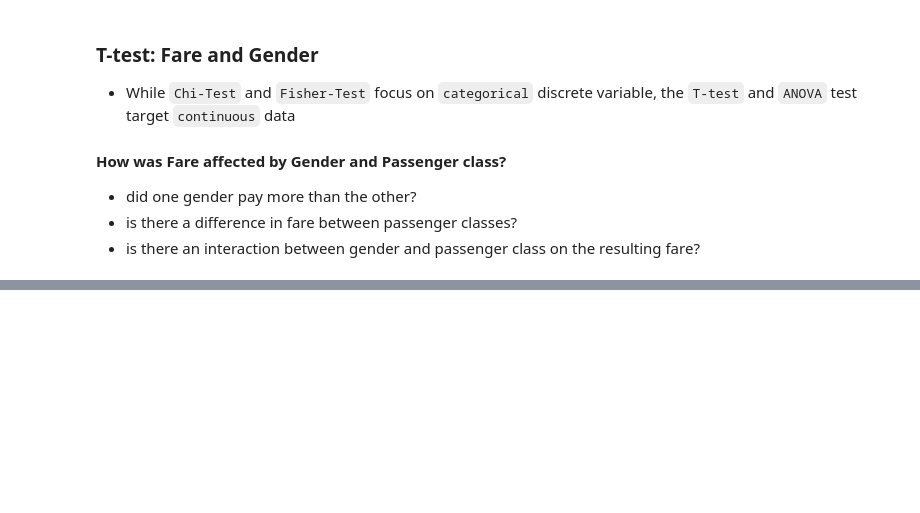
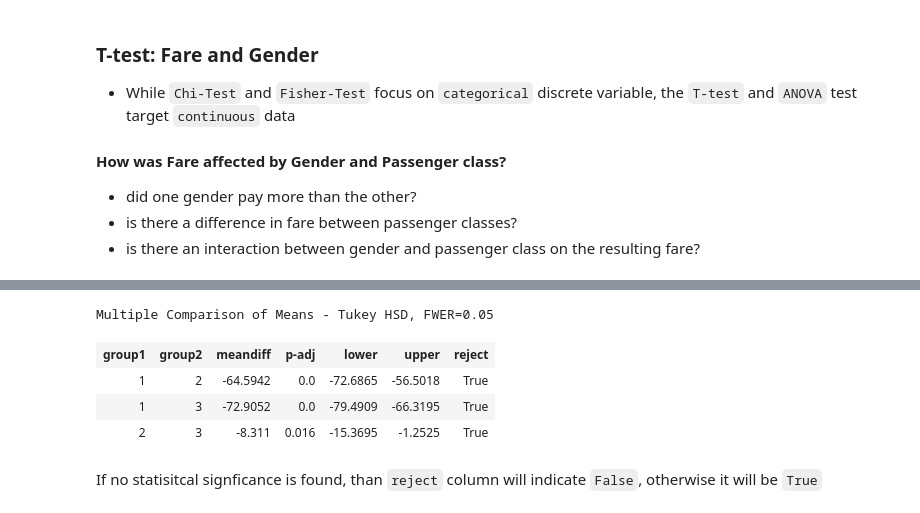
Before and after one commit to CS4580/my-notes-Komperda, a Jupyter notebook: module_7/inferential_stats.ipynb, the cells around one changed output, grey strips where cells are left out. Drawn from its saved outputs; the diff is of its cells as text; code cells hidden in the pictures; blank space fills up the shorter version.

```diff
--- a/module_7/inferential_stats.ipynb
+++ b/module_7/inferential_stats.ipynb
@@ -413,0 +538,13 @@ passenger_df3 = pd.read_csv("../data/Titanic_Passengers.csv")
+# %%
+mc = MultiComparison(passenger_df['Fare_decimal'], passenger_df['Passenger_Class'])
+result = mc.tukeyhsd()
+result.summary()
+# Compares each of the groups to each other
+# %% [output]
+Multiple Comparison of Means - Tukey HSD, FWER=0.05
+| group1 | group2 | meandiff | p-adj | lower | upper | reject |
+| 1 | 2 | -64.5942 | 0.0 | -72.6865 | -56.5018 | True |
+| 1 | 3 | -72.9052 | 0.0 | -79.4909 | -66.3195 | True |
+| 2 | 3 | -8.311 | 0.016 | -15.3695 | -1.2525 | True |
+# %% [markdown]
+If no statisitcal signficance is found, than `reject` column will indicate `False`, otherwise it will be `True`
```
Also changed, not shown: parts of 15 cells of this notebook.
